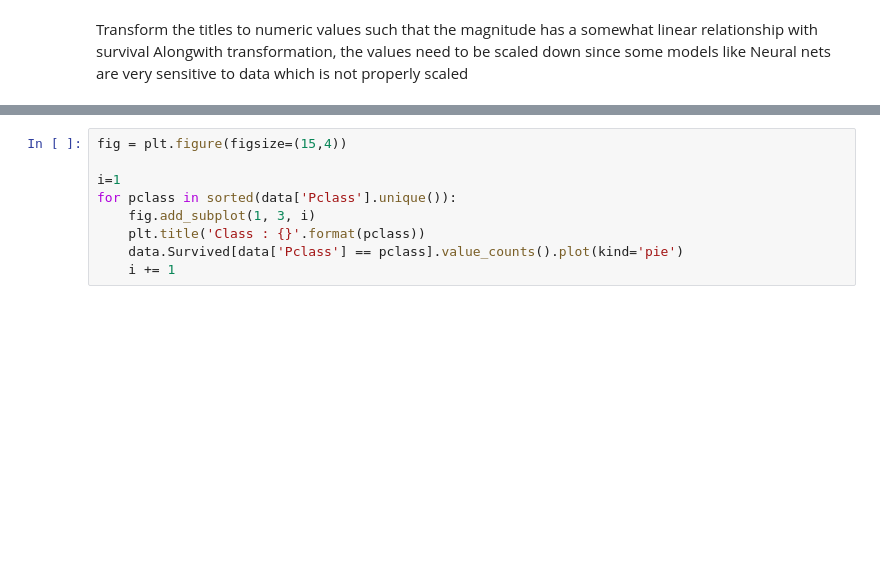
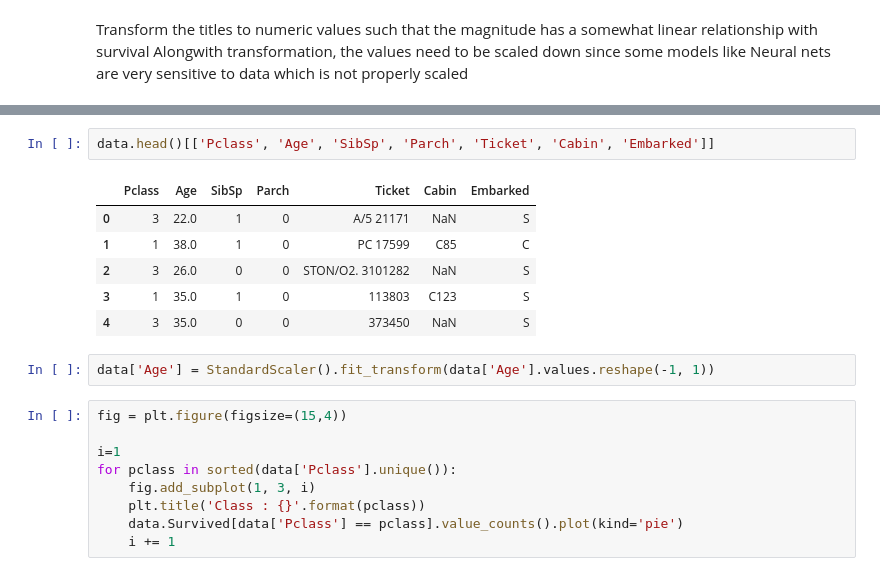
Before and after one commit to fxmuelle/zp-ml-jupyter, a Jupyter notebook: solutions/challenge.ipynb, the cells around one changed output, grey strips where cells are left out. Drawn from its saved outputs; the diff is of its cells as text; blank space fills up the shorter version.

```diff
--- a/solutions/challenge.ipynb
+++ b/solutions/challenge.ipynb
@@ -152,3 +138,14 @@ data['Fare'] = StandardScaler().fit_transform(data['Fare'].values.reshape(-1, 1)
+# %%
+data.head()[['Pclass', 'Age', 'SibSp', 'Parch', 'Ticket', 'Cabin', 'Embarked']]
+# %% [output]
+|  | Pclass | Age | SibSp | Parch | Ticket | Cabin | Embarked |
+| 0 | 3 | 22.0 | 1 | 0 | A/5 21171 | NaN | S |
+| 1 | 1 | 38.0 | 1 | 0 | PC 17599 | C85 | C |
+| 2 | 3 | 26.0 | 0 | 0 | STON/O2. 3101282 | NaN | S |
+| 3 | 1 | 35.0 | 1 | 0 | 113803 | C123 | S |
+| 4 | 3 | 35.0 | 0 | 0 | 373450 | NaN | S |
+# %%
+data['Age'] = StandardScaler().fit_transform(data['Age'].values.reshape(-1, 1))
 # %%
 fig = plt.figure(figsize=(15,4))
 
```
Also changed, not shown: parts of 25 cells of this notebook, 3 other files.
